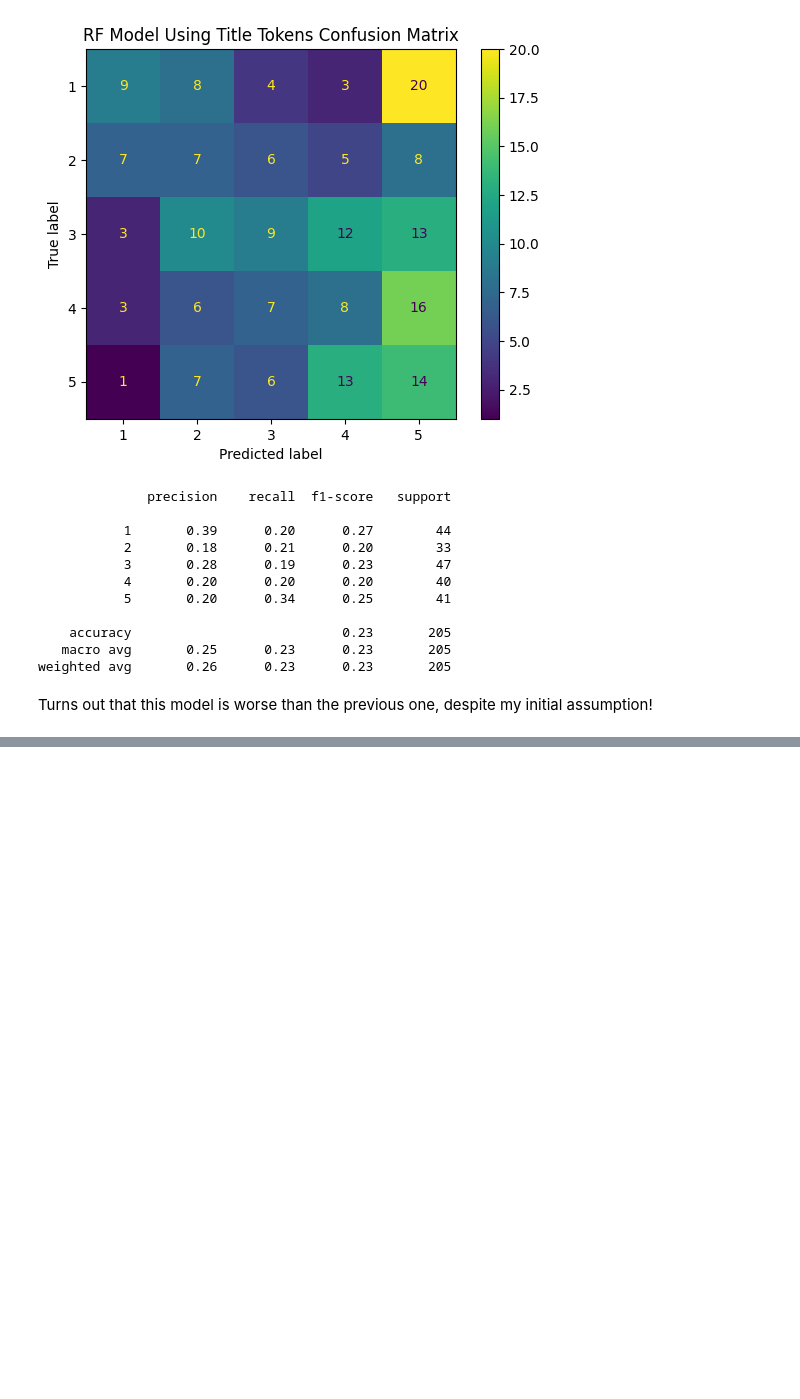
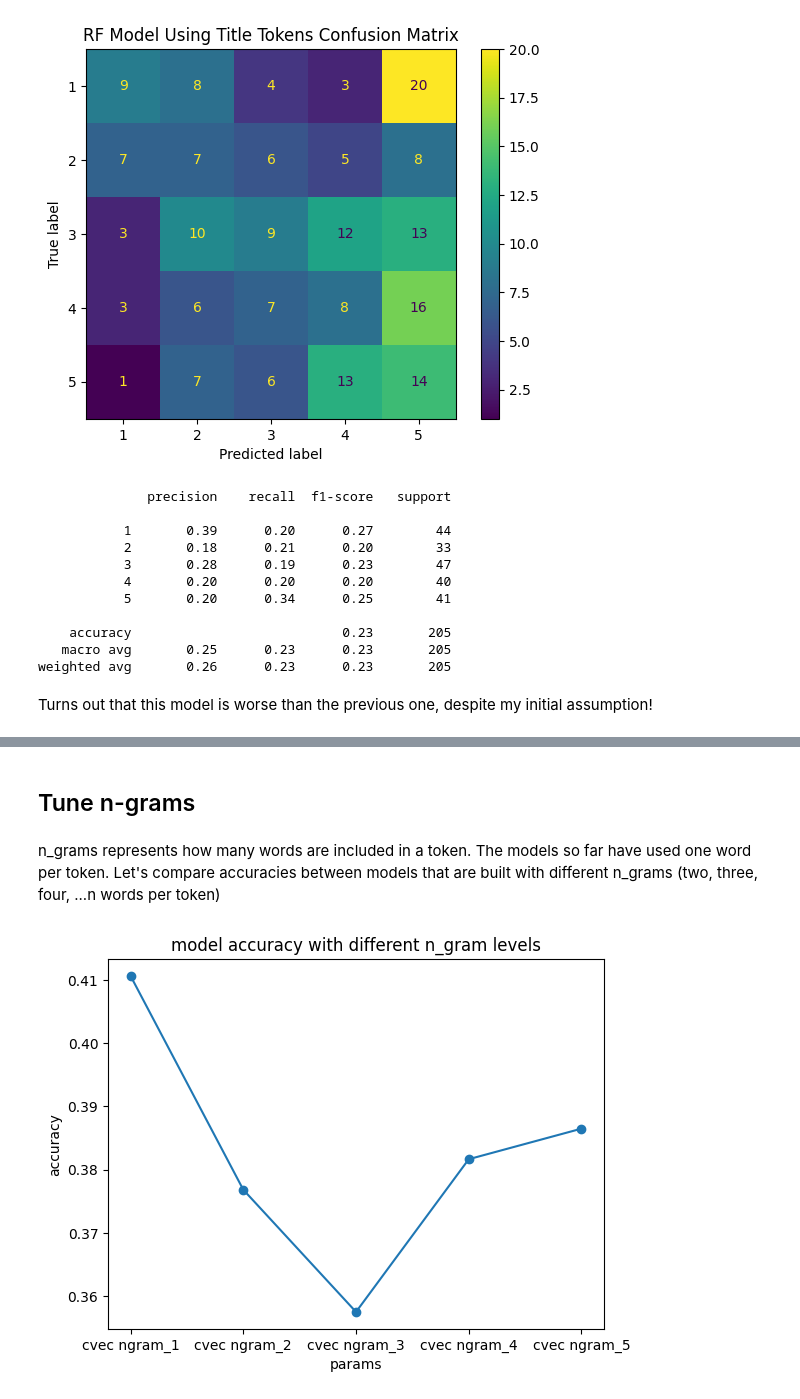
Before and after one commit to cwdwiggins/Yelp_Sentiment_Analysis_Project, a Jupyter notebook: Initial Modeling.ipynb, the cells around one changed output, grey strips where cells are left out. Saved outputs shown, nothing was run; the diff lists cells and outputs as text; code cells hidden in the pictures; blank space fills up the shorter version.

```diff
--- a/Initial Modeling.ipynb
+++ b/Initial Modeling.ipynb
@@ -357,0 +425,31 @@ Turns out that this model is worse than the previous one, despite my initial ass
+# %% [markdown]
+## Tune n-grams
+# %% [markdown]
+n_grams represents how many words are included in a token. The models so far have used one word per token. Let's compare accuracies between models that are built with different n_grams (two, three, four, ...n words per token)
+# %%
+def count_vec_ngrams(params, X, y):
+    cvec = CountVectorizer(ngram_range = (params))
+    cvec.fit(X)
+    X_cvec = cvec.transform(X)
+    X_cvec_df = pd.DataFrame(X_cvec.toarray(), columns = cvec.get_feature_names_out())
+    X_train, X_test, y_train, y_test = train_test_split(X_cvec_df, y, test_size = 0.3, random_state = 1)
+    rf_mdl = RandomForestClassifier(random_state = 1)
+    rf_mdl.fit(X_train, y_train)
+    y_pred = rf_mdl.predict(X_test)
+    accuracy = accuracy_score(y_test, y_pred)
+    return accuracy
+
+params = [(1, 1), (1, 2), (1, 3), (1, 4), (1, 5)]
+ngram_scores = [count_vec_ngrams(p, X, y) for p in params]
+ngrams = ['cvec ngram_1', 'cvec ngram_2', 'cvec ngram_3', 'cvec ngram_4', 'cvec ngram_5']
+ngram_score_df = pd.DataFrame({'params': ngrams, 'accuracy': ngram_scores})
+# %%
+fig = plt.subplots()
+plt.plot(ngram_score_df['params'], ngram_score_df['accuracy'])
+plt.scatter(ngram_score_df['params'], ngram_score_df['accuracy'])
+plt.xlabel('params')
+plt.ylabel('accuracy')
+plt.title('model accuracy with different n_gram levels')
+plt.show()
+# %% [output]
+[figure, added]
```
Also changed, not shown: parts of 14 cells of this notebook, 16 other files.
